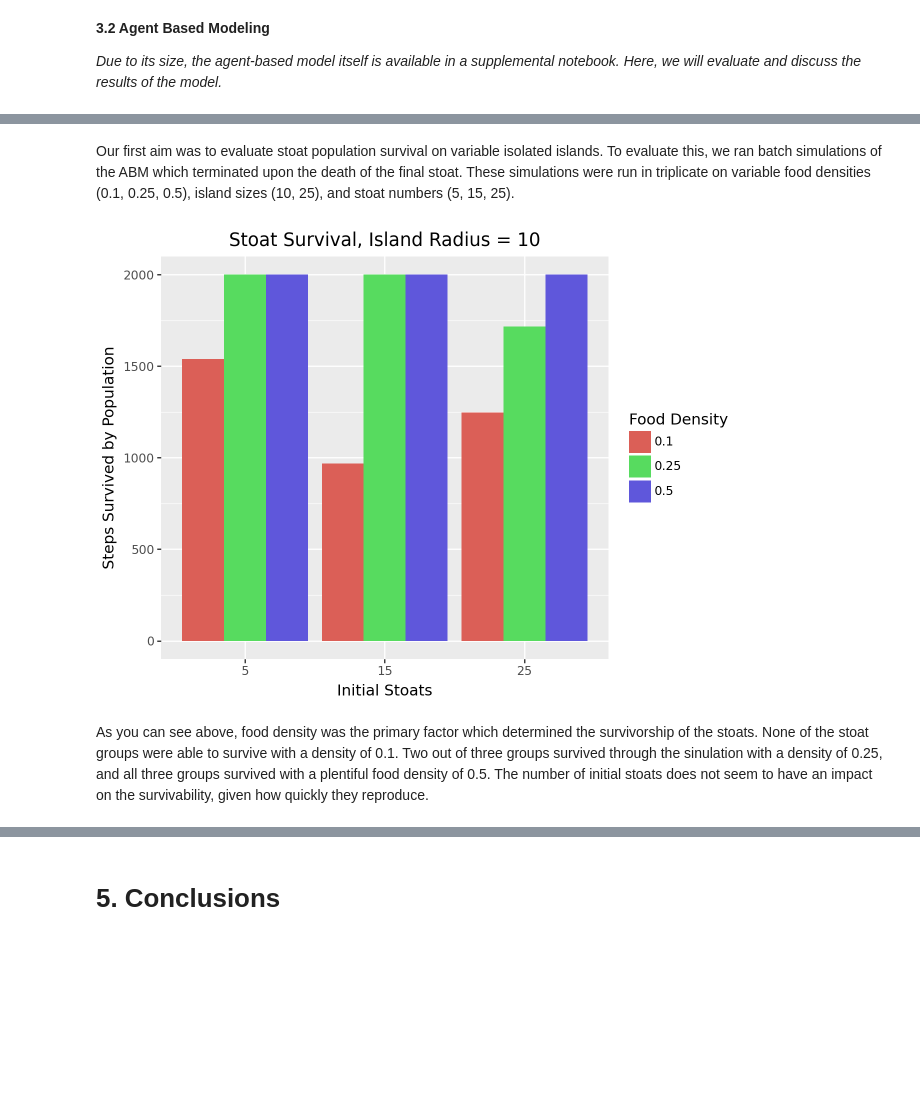
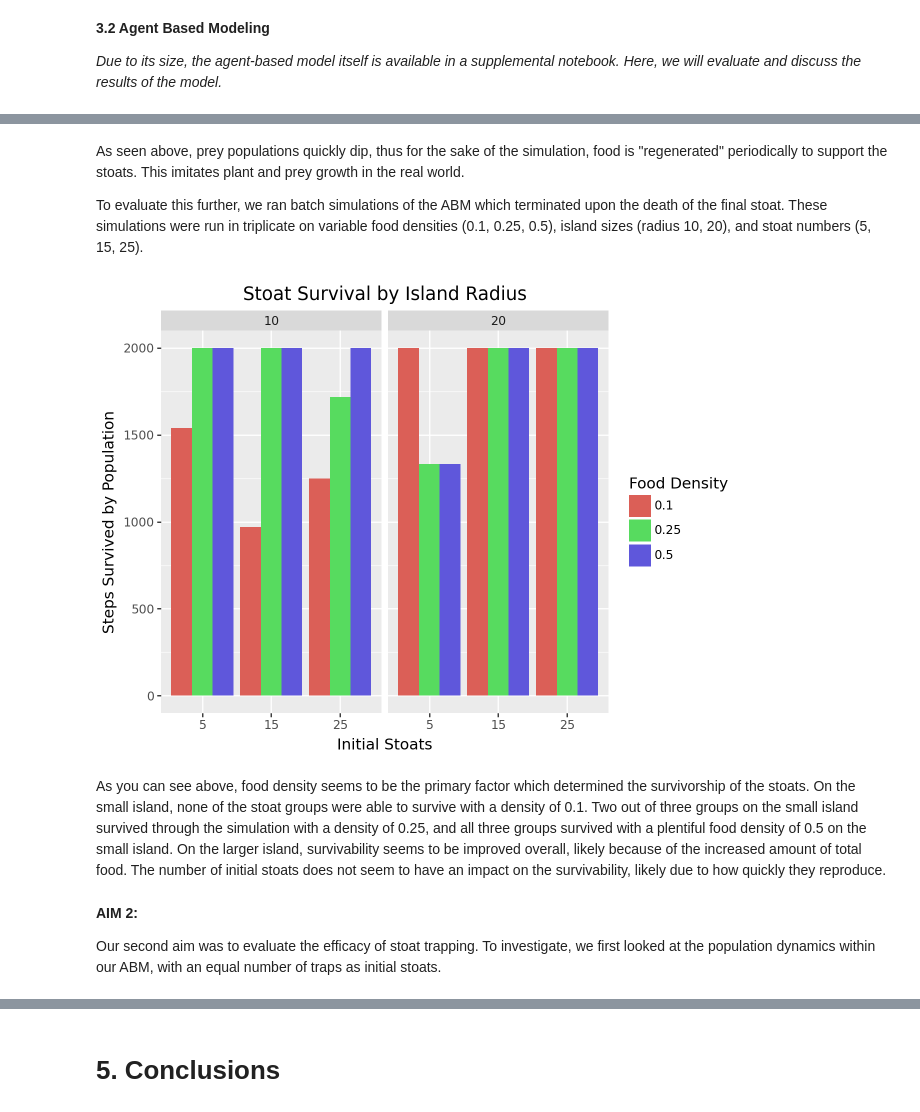
Before and after one commit to k-atej/stoatmodel, a Jupyter notebook: scicomp-stoat-model.ipynb, the cells around one changed output, grey strips where cells are left out. Drawn from its saved outputs; the diff is of its cells as text; code cells hidden in the pictures; blank space fills up the shorter version.

Commit message:
finished stoat data analysis

```diff
--- a/scicomp-stoat-model.ipynb
+++ b/scicomp-stoat-model.ipynb
@@ -311,22 +355,33 @@ dfmelt
 # %% [markdown]
-Our first aim was to evaluate stoat population survival on variable isolated islands. To evaluate this, we ran batch simulations of the ABM which terminated upon the death of the final stoat. These simulations were run in triplicate on variable food densities (0.1, 0.25, 0.5), island sizes (10, 25), and stoat numbers (5, 15, 25).
+As seen above, prey populations quickly dip, thus for the sake of the simulation, food is "regenerated" periodically to support the stoats. This imitates plant and prey growth in the real world.
+
+To evaluate this further, we ran batch simulations of the ABM which terminated upon the death of the final stoat. These simulations were run in triplicate on variable food densities (0.1, 0.25, 0.5), island sizes (radius 10, 20), and stoat numbers (5, 15, 25).
+# %%
+df = pd.read_csv("/kaggle/input/stoats-no-traps-radius-10/all.csv")
+df2 = pd.read_csv("/kaggle/input/stoats-no-traps-r-20/all.csv")
+
+df = pd.concat([df, df2], axis=0, ignore_index=True)
 # %%
-df = pd.read_csv("/kaggle/input/stoats-no-traps-radius-10/all.csv")
-df_average = df.groupby(['stoats', 'food_density'], as_index=False, sort=False)['Step'].mean()
-df_average.head(5)
+df_average = df.groupby(['stoats', 'food_density', 'radius'], as_index=False, sort=False)['Step'].mean()
 
 df_average["stoats"] = df_average["stoats"].astype("category")
 df_average["food_density"] = df_average["food_density"].astype("category")
+df_average["radius"] = df_average["radius"].astype("category")
 # %%
 (
     ggplot(df_average, aes(x="stoats", y="Step", fill="food_density"))
     + geom_bar(stat="identity", position="dodge")
-    + ggtitle("Stoat Survival, Island Radius = 10")
+    + facet_wrap("radius")
+    + ggtitle("Stoat Survival by Island Radius")
     + xlab("Initial Stoats")
     + ylab("Steps Survived by Population")
     + labs(fill="Food Density")
 )
 # %% [output]
-[figure, old version]
+[figure, new version]
 # %% [markdown]
-As you can see above, food density was the primary factor which determined the survivorship of the stoats. None of the stoat groups were able to survive with a density of 0.1. Two out of three groups survived through the sinulation with a density of 0.25, and all three groups survived with a plentiful food density of 0.5. The number of initial stoats does not seem to have an impact on the survivability, given how quickly they reproduce.
+As you can see above, food density seems to be the primary factor which determined the survivorship of the stoats. On the small island, none of the stoat groups were able to survive with a density of 0.1. Two out of three groups on the small island survived through the simulation with a density of 0.25, and all three groups survived with a plentiful food density of 0.5 on the small island. On the larger island, survivability seems to be improved overall, likely because of the increased amount of total food. The number of initial stoats does not seem to have an impact on the survivability, likely due to how quickly they reproduce.
+# %% [markdown]
+**AIM 2:**
+
+Our second aim was to evaluate the efficacy of stoat trapping. To investigate, we first looked at the population dynamics within our ABM, with an equal number of traps as initial stoats.
```
Also changed, not shown: parts of 28 cells of this notebook.
